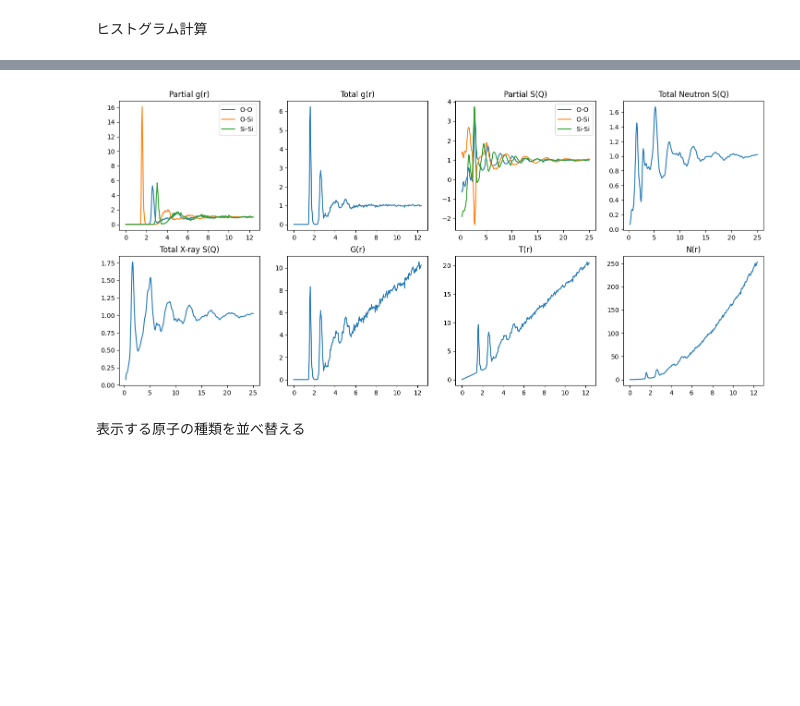
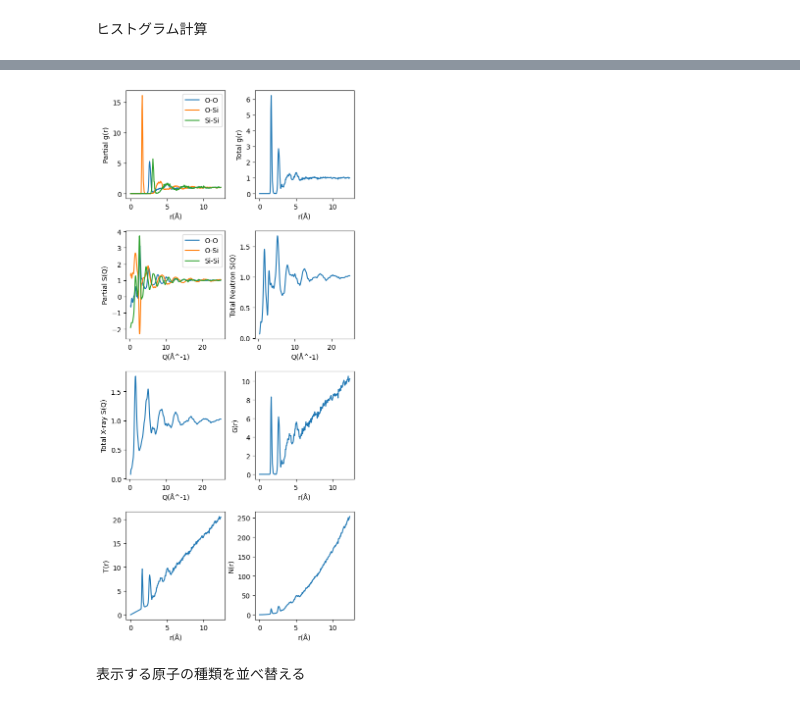
Before and after one commit to MotokiShiga/sova-cui, a Jupyter notebook: example_jupyter/example3.ipynb, the cells around one changed output, grey strips where cells are left out. Cells and saved outputs as stored; diff of their text form; code cells hidden in the pictures; blank space fills up the shorter version.

```diff
--- a/example_jupyter/example3.ipynb
+++ b/example_jupyter/example3.ipynb
@@ -18,12 +18,15 @@ dr = 0.05
 # %%
 r, hist = histogram(atoms,dr)
 # %%
-fig = plt.figure(figsize=(12, 5))
+fig = plt.figure(figsize=(12, 4))
 for i in range(3):
     ax = fig.add_subplot(1, 3, i+1)
     ax.bar(r, hist.T[i], width=dr*0.8, label=atoms.pairs[i])
     ax.set_xlim(0.0,5.0)
     ax.set_ylim(0,500)
+    ax.set_xlabel('r(Å)')
+    ax.set_ylabel('Number')
     ax.legend()
+plt.subplots_adjust(wspace=0.3)
 plt.show()
 # %% [output]
@@ -31,16 +34,16 @@ plt.show()
 # %%
 # calculate g(r)
-r, gr = gr(atoms,hist,dr)
+r, _gr = gr(atoms,hist,dr)
 
 # calculate Total g(r)
 coeff = ncoeff(atoms.symbols,atoms.frac)
-total_gr = total_gr(gr,coeff)
+total_gr = total_gr(_gr,coeff)
 
 # calculate S(Q)
 dq = 0.05
 qmin = 0.3
 qmax = 25.0
-q, sq = SQ(atoms,gr,qmin,qmax,dr,dq)
+q, sq = SQ(atoms,_gr,qmin,qmax,dr,dq)
 
 # calculate Total S(Q)
 total_sq = total_SQ(sq,coeff)
@@ -54,52 +57,70 @@ rho = atoms.rho
 _Gr = Gr(r,total_gr,rho)
 
 # calculate Tr
 _Tr = Tr(r,total_gr,rho)
 
 # calculate Nr
 _Nr = Nr(r,_Tr)
 
 # show graph
-fig = plt.figure(figsize=(18, 8))
-ax = fig.add_subplot(2, 4, 1)
-ax.set_title('Partial g(r)')
+fig = plt.figure(figsize=(6, 14))
+ax = fig.add_subplot(4, 2, 1)
+#ax.set_title('Partial g(r)')
 for i in range(3):
-    ax.plot(r, gr.T[i], label=atoms.pairs[i])
+    ax.plot(r, _gr.T[i], label=atoms.pairs[i])
+    ax.set_xlabel('r(Å)')
+    ax.set_ylabel('Partial g(r)')
     ax.legend()
 
-ax = fig.add_subplot(2, 4, 2)
-ax.set_title('Total g(r)')
+ax = fig.add_subplot(4, 2, 2)
+#ax.set_title('Total g(r)')
+ax.set_xlabel('r(Å)')
+ax.set_ylabel('Total g(r)')
 ax.plot(r,total_gr)
 
-ax = fig.add_subplot(2, 4, 3)
-ax.set_title('Partial S(Q)')
+ax = fig.add_subplot(4, 2, 3)
+#ax.set_title('Partial S(Q)')
 for i in range(3):
     ax.plot(q, sq.T[i], label=atoms.pairs[i])
+    ax.set_xlabel('Q(Å^-1)')
+    ax.set_ylabel('Partial S(Q)')
     ax.legend()
 
-ax = fig.add_subplot(2, 4, 4)
-ax.set_title('Total Neutron S(Q)')
+ax = fig.add_subplot(4, 2, 4)
+#ax.set_title('Total Neutron S(Q)')
+ax.set_xlabel('Q(Å^-1)')
+ax.set_ylabel('Total Neutron S(Q)')
 ax.plot(q, total_sq)
 
-ax = fig.add_subplot(2, 4, 5)
-ax.set_title('Total X-ray S(Q)')
+ax = fig.add_subplot(4, 2, 5)
+#ax.set_title('Total X-ray S(Q)')
+ax.set_xlabel('Q(Å^-1)')
+ax.set_ylabel('Total X-ray S(Q)')
 ax.plot(q, total_fq)
 
-ax = fig.add_subplot(2, 4, 6)
-ax.set_title('G(r)')
+ax = fig.add_subplot(4, 2, 6)
+#ax.set_title('G(r)')
+ax.set_xlabel('r(Å)')
+ax.set_ylabel('G(r)')
 ax.plot(r, _Gr)
 
-ax = fig.add_subplot(2, 4, 7)
-ax.set_title('T(r)')
+ax = fig.add_subplot(4, 2, 7)
+#ax.set_title('T(r)')
+ax.set_xlabel('r(Å)')
+ax.set_ylabel('T(r)')
 ax.plot(r, _Tr)
 
-ax = fig.add_subplot(2, 4, 8)
-ax.set_title('N(r)')
+ax = fig.add_subplot(4, 2, 8)
+#ax.set_title('N(r)')
+ax.set_xlabel('r(Å)')
+ax.set_ylabel('N(r)')
 ax.plot(r, _Nr)
 
+plt.subplots_adjust(wspace=0.3)
+plt.subplots_adjust(hspace=0.3)
 plt.show()
 # %% [output]
-[figure, old version]
+[figure, new version]
 # %% [markdown]
 表示する原子の種類を並べ替える
 # %%
```
Also changed, not shown: parts of 3 cells of this notebook, 1 other file.
